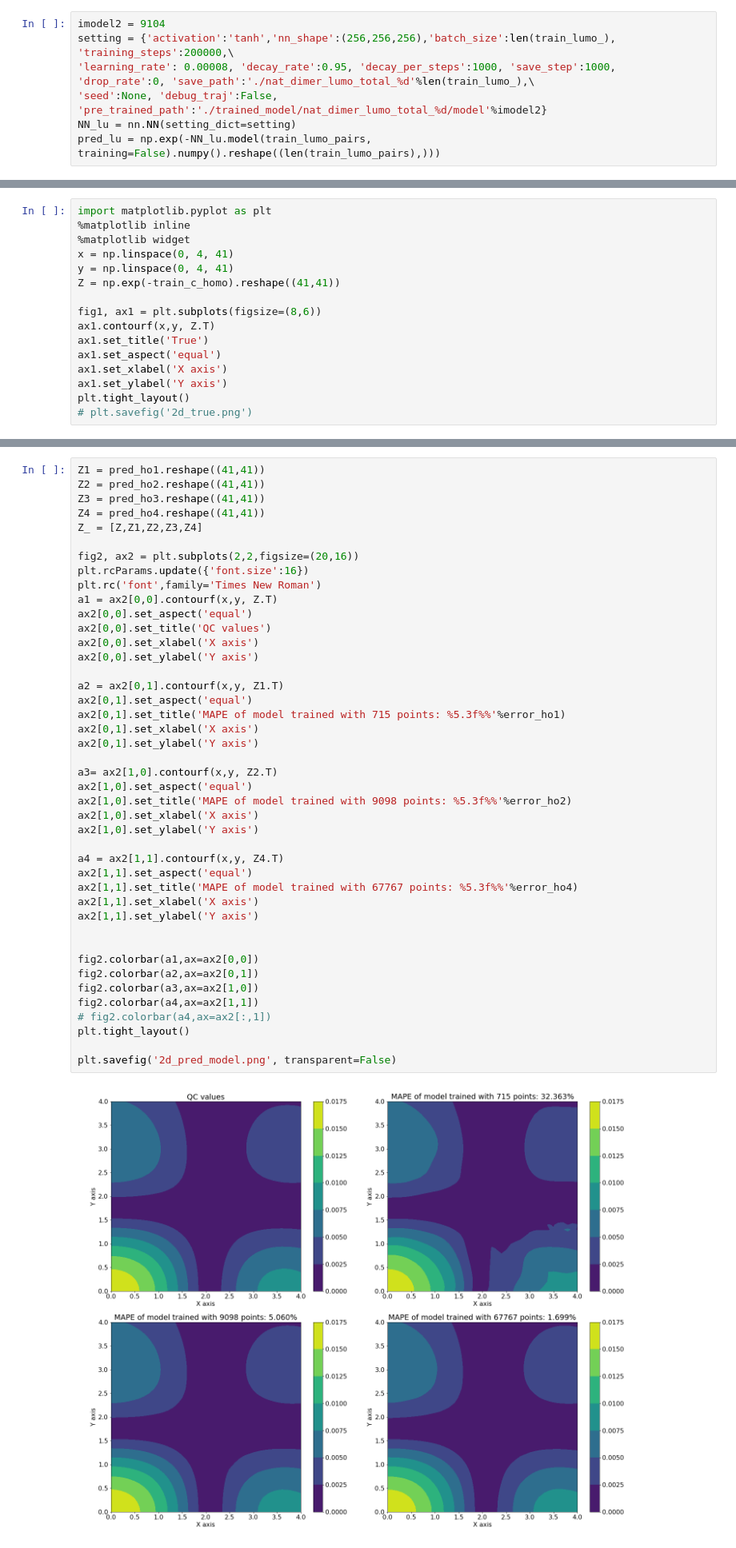
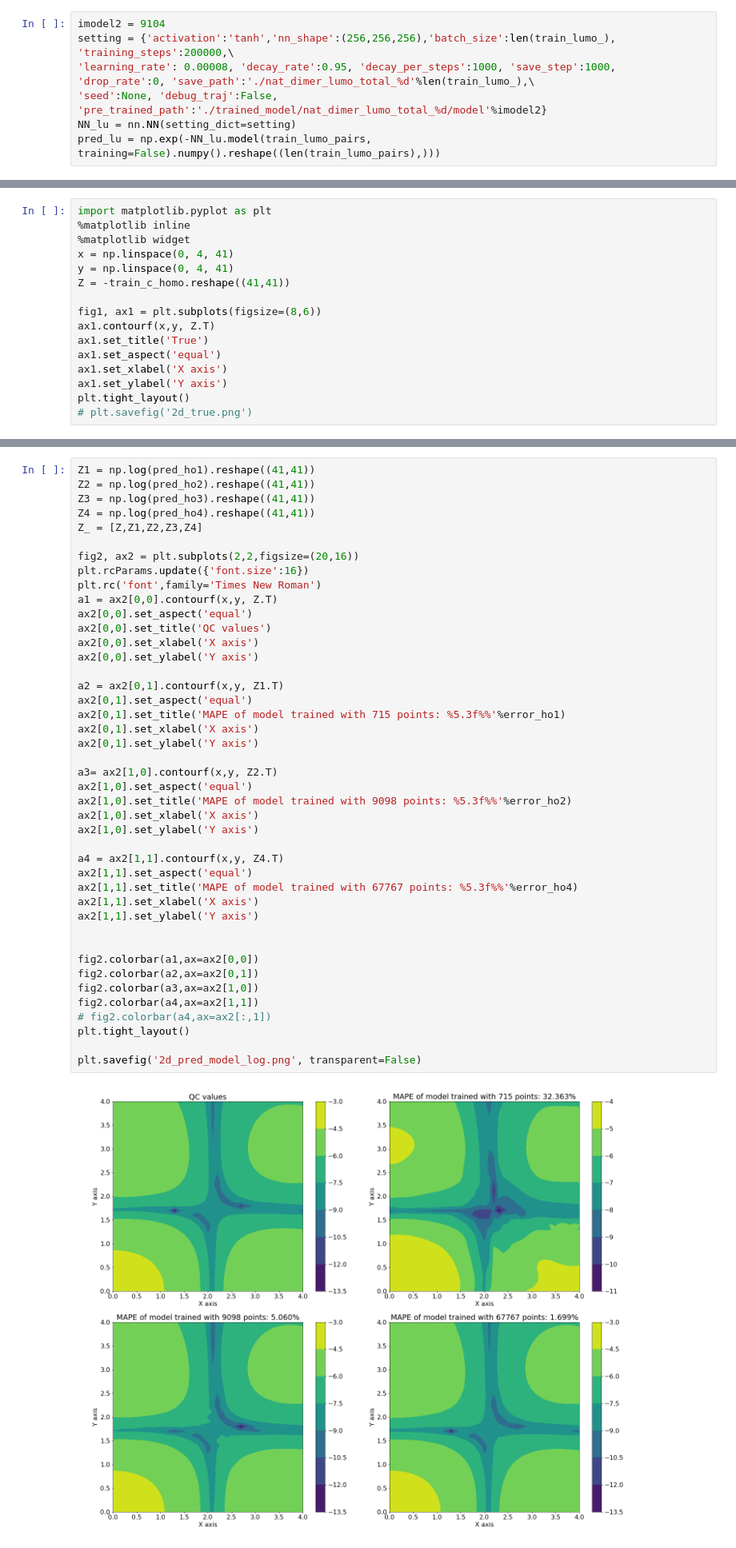
Before and after one commit to dgg95223/ML_Coupling, a Jupyter notebook: plot_2d_pretrained.ipynb, the cells around one changed output, grey strips where cells are left out. Shown at 80% size. Cells and saved outputs as stored; diff of their text form.

Commit message:
add plots

```diff
--- a/plot_2d_pretrained.ipynb
+++ b/plot_2d_pretrained.ipynb
@@ -167,7 +168,7 @@ import matplotlib.pyplot as plt
 %matplotlib widget
 x = np.linspace(0, 4, 41)
 y = np.linspace(0, 4, 41)
-Z = np.exp(-train_c_homo).reshape((41,41))
+Z = -train_c_homo.reshape((41,41))
 
 fig1, ax1 = plt.subplots(figsize=(8,6))
 ax1.contourf(x,y, Z.T)
@@ -182,8 +183,8 @@ plt.tight_layout()
 # %%
-Z1 = pred_ho1.reshape((41,41))
-Z2 = pred_ho2.reshape((41,41))
-Z3 = pred_ho3.reshape((41,41))
-Z4 = pred_ho4.reshape((41,41))
+Z1 = np.log(pred_ho1).reshape((41,41))
+Z2 = np.log(pred_ho2).reshape((41,41))
+Z3 = np.log(pred_ho3).reshape((41,41))
+Z4 = np.log(pred_ho4).reshape((41,41))
 Z_ = [Z,Z1,Z2,Z3,Z4]
 
 fig2, ax2 = plt.subplots(2,2,figsize=(20,16))
@@ -195,35 +196,35 @@ ax2[0,0].set_title('QC values')
 ax2[0,0].set_xlabel('X axis')
 ax2[0,0].set_ylabel('Y axis')
 
 a2 = ax2[0,1].contourf(x,y, Z1.T)
 ax2[0,1].set_aspect('equal')
 ax2[0,1].set_title('MAPE of model trained with 715 points: %5.3f%%'%error_ho1)
 ax2[0,1].set_xlabel('X axis')
 ax2[0,1].set_ylabel('Y axis')
 
 a3= ax2[1,0].contourf(x,y, Z2.T)
 ax2[1,0].set_aspect('equal')
 ax2[1,0].set_title('MAPE of model trained with 9098 points: %5.3f%%'%error_ho2)
 ax2[1,0].set_xlabel('X axis')
 ax2[1,0].set_ylabel('Y axis')
 
 a4 = ax2[1,1].contourf(x,y, Z4.T)
 ax2[1,1].set_aspect('equal')
 ax2[1,1].set_title('MAPE of model trained with 67767 points: %5.3f%%'%error_ho4)
 ax2[1,1].set_xlabel('X axis')
 ax2[1,1].set_ylabel('Y axis')
 
 
 fig2.colorbar(a1,ax=ax2[0,0])
 fig2.colorbar(a2,ax=ax2[0,1])
 fig2.colorbar(a3,ax=ax2[1,0])
 fig2.colorbar(a4,ax=ax2[1,1])
 # fig2.colorbar(a4,ax=ax2[:,1])
 plt.tight_layout()
 
-plt.savefig('2d_pred_model.png', transparent=False)
+plt.savefig('2d_pred_model_log.png', transparent=False)
 # %% [output]
-[figure, old version]
+[figure, new version]
 # %%
 import ML_Coupling.tools as tool
 import numpy as np
```
Also changed, not shown: parts of 4 cells of this notebook, 1 other file.
